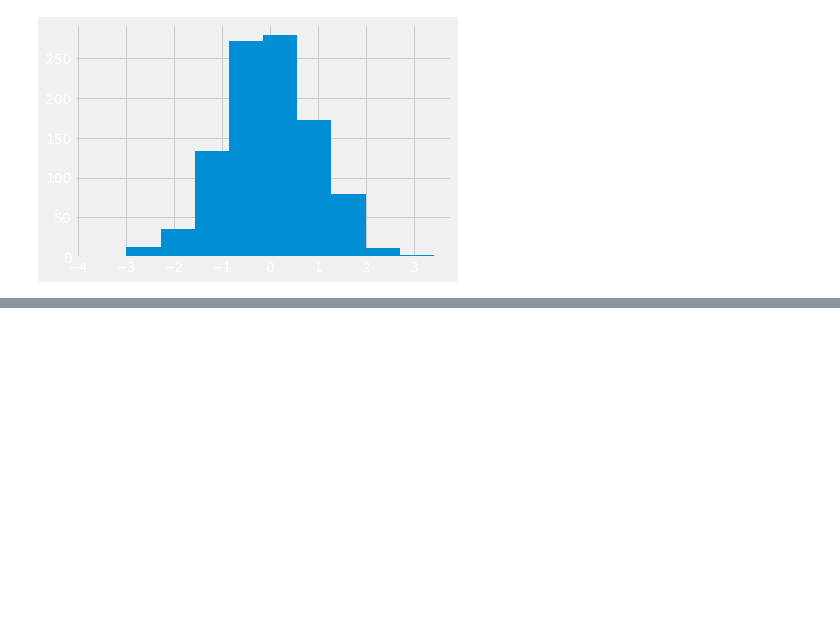
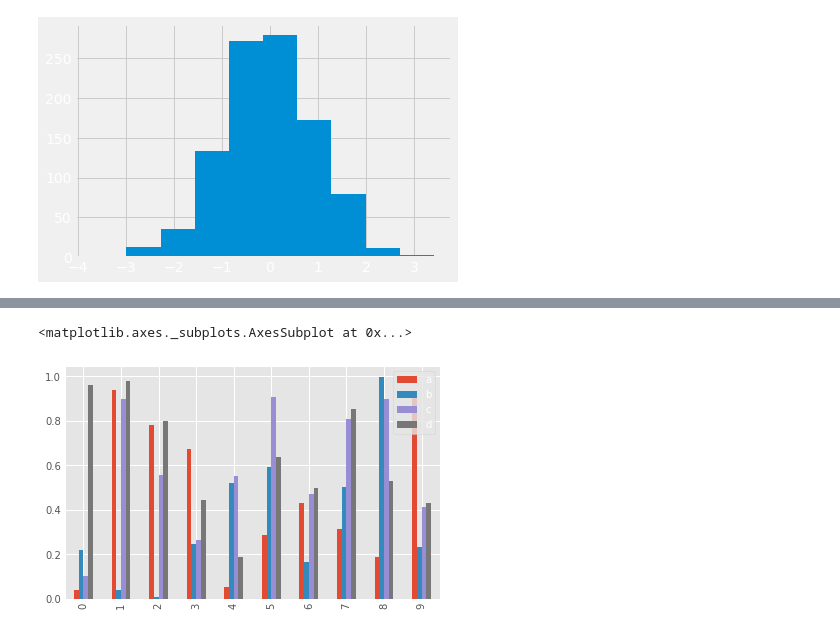
Before and after one commit to codingblondie/udemypython, a Jupyter notebook: files/Pandas_visualization.ipynb, the cells around one changed output, grey strips where cells are left out. Drawn from its saved outputs; the diff is of its cells as text; code cells hidden in the pictures; blank space fills up the shorter version.

```diff
--- a/files/Pandas_visualization.ipynb
+++ b/files/Pandas_visualization.ipynb
@@ -40,0 +55,5 @@ plt.style.use('ggplot')
+# %%
+df2.plot.bar()
+# %% [output]
+<matplotlib.axes._subplots.AxesSubplot at 0x...>
+[figure, added]
```
Also changed, not shown: parts of 11 cells of this notebook.
